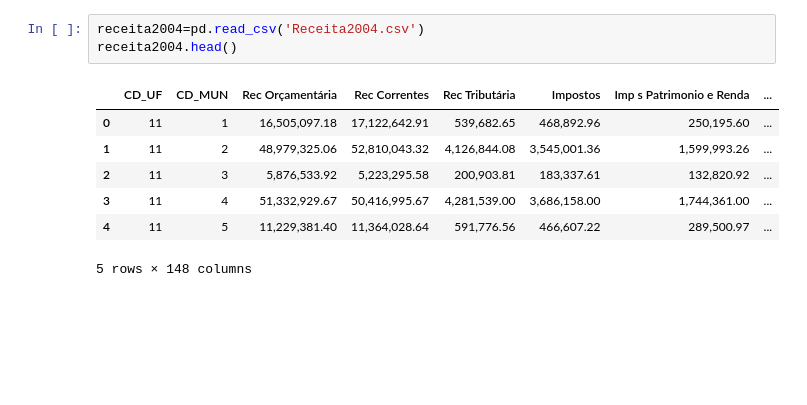
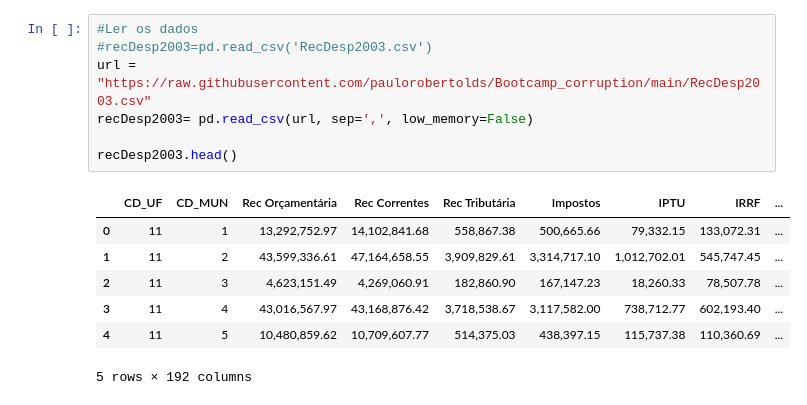
Before and after one commit to paulorobertolds/Bootcamp_corruption, a Jupyter notebook: Dados_Financeiros.ipynb, the cells around one changed output. Saved outputs shown, nothing was run; the diff lists cells and outputs as text; blank space fills up the shorter version.

Commit message:
Criei as tabelas dos dados financeiros dos municípios para o ano de 2003

```diff
--- a/Dados_Financeiros.ipynb
+++ b/Dados_Financeiros.ipynb
@@ -33,11 +13,15 @@ import pandas as pd
-# %%
-receita2004=pd.read_csv('Receita2004.csv')
-receita2004.head()
-# %% [output]
-|  | CD_UF | CD_MUN | Rec Orçamentária | Rec Correntes | Rec Tributária | Impostos | Imp s Patrimonio e Renda | ... |
-| 0 | 11 | 1 | 16,505,097.18 | 17,122,642.91 | 539,682.65 | 468,892.96 | 250,195.60 | ... |
-| 1 | 11 | 2 | 48,979,325.06 | 52,810,043.32 | 4,126,844.08 | 3,545,001.36 | 1,599,993.26 | ... |
-| 2 | 11 | 3 | 5,876,533.92 | 5,223,295.58 | 200,903.81 | 183,337.61 | 132,820.92 | ... |
-| 3 | 11 | 4 | 51,332,929.67 | 50,416,995.67 | 4,281,539.00 | 3,686,158.00 | 1,744,361.00 | ... |
-| 4 | 11 | 5 | 11,229,381.40 | 11,364,028.64 | 591,776.56 | 466,607.22 | 289,500.97 | ... |
-5 rows × 148 columns
+# %%
+#Ler os dados
+#recDesp2003=pd.read_csv('RecDesp2003.csv')
+url = "https://raw.githubusercontent.com/paulorobertolds/Bootcamp_corruption/main/RecDesp2003.csv"
+recDesp2003= pd.read_csv(url, sep=',', low_memory=False)
+
+recDesp2003.head()
+# %% [output]
+|  | CD_UF | CD_MUN | Rec Orçamentária | Rec Correntes | Rec Tributária | Impostos | IPTU | IRRF | ... |
+| 0 | 11 | 1 | 13,292,752.97 | 14,102,841.68 | 558,867.38 | 500,665.66 | 79,332.15 | 133,072.31 | ... |
+| 1 | 11 | 2 | 43,599,336.61 | 47,164,658.55 | 3,909,829.61 | 3,314,717.10 | 1,012,702.01 | 545,747.45 | ... |
+| 2 | 11 | 3 | 4,623,151.49 | 4,269,060.91 | 182,860.90 | 167,147.23 | 18,260.33 | 78,507.78 | ... |
+| 3 | 11 | 4 | 43,016,567.97 | 43,168,876.42 | 3,718,538.67 | 3,117,582.00 | 738,712.77 | 602,193.40 | ... |
+| 4 | 11 | 5 | 10,480,859.62 | 10,709,607.77 | 514,375.03 | 438,397.15 | 115,737.38 | 110,360.69 | ... |
+5 rows × 192 columns
```
Also changed, not shown: parts of 25 cells of this notebook.
